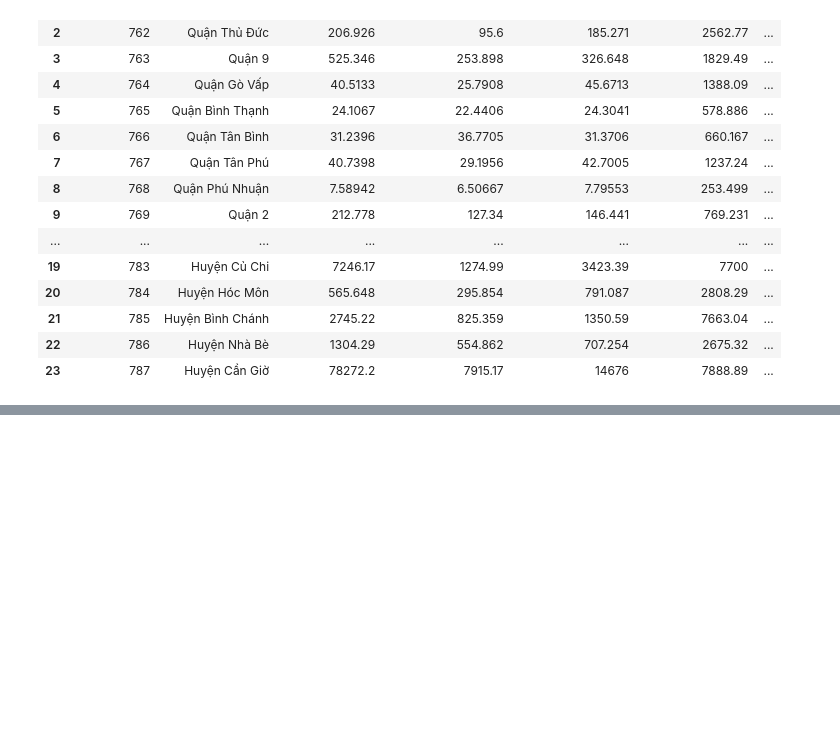
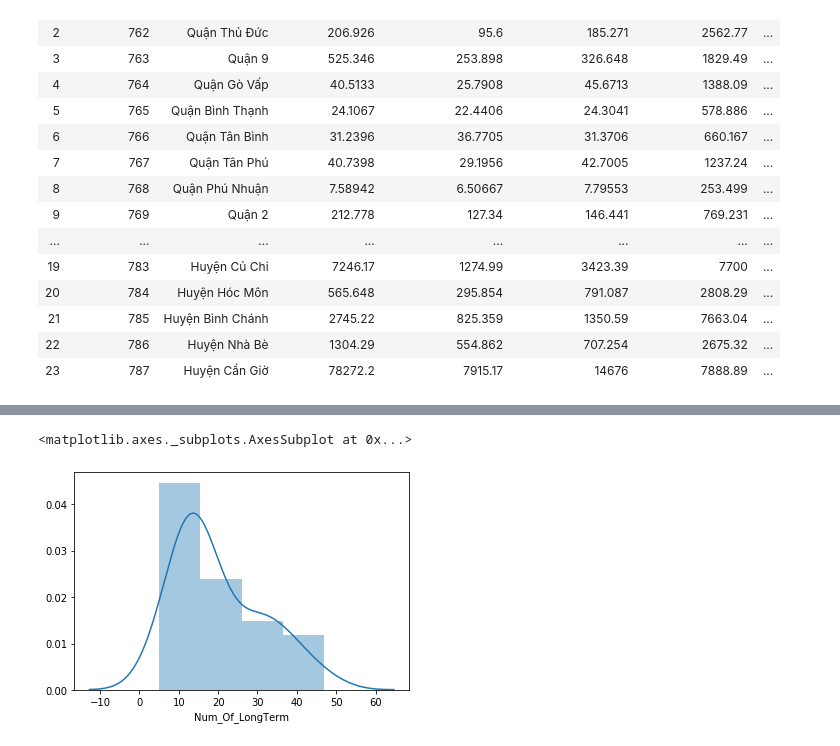
Before and after one commit to giahuy9751990/Coursera_Capstone, a Jupyter notebook: Coursera Week 1 Capstone.ipynb, the cells around one changed output, grey strips where cells are left out. Saved outputs shown, nothing was run; the diff lists cells and outputs as text; code cells hidden in the pictures; blank space fills up the shorter version.

```diff
--- a/Coursera Week 1 Capstone.ipynb
+++ b/Coursera Week 1 Capstone.ipynb
@@ -733,0 +797,5 @@ array([3, 0, 0, 3, 3, 3, 3, 3, 3, 3, 3, 3, 3, 3, 3, 3, 3, 0, 3, 2, 0, 2,
+# %%
+sns.distplot(after_cluster_wards[after_cluster_wards['k_cluster']==1]['Num_Of_LongTerm'])
+# %% [output]
+<matplotlib.axes._subplots.AxesSubplot at 0x...>
+[figure, added]
```
Also changed, not shown: parts of 24 cells of this notebook.
